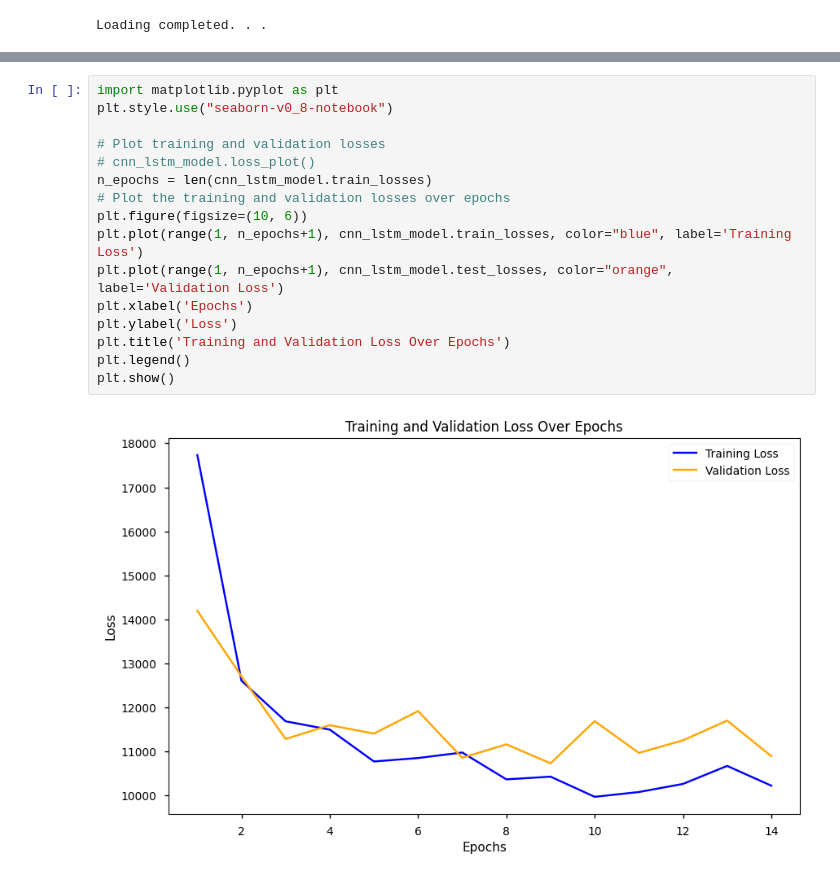
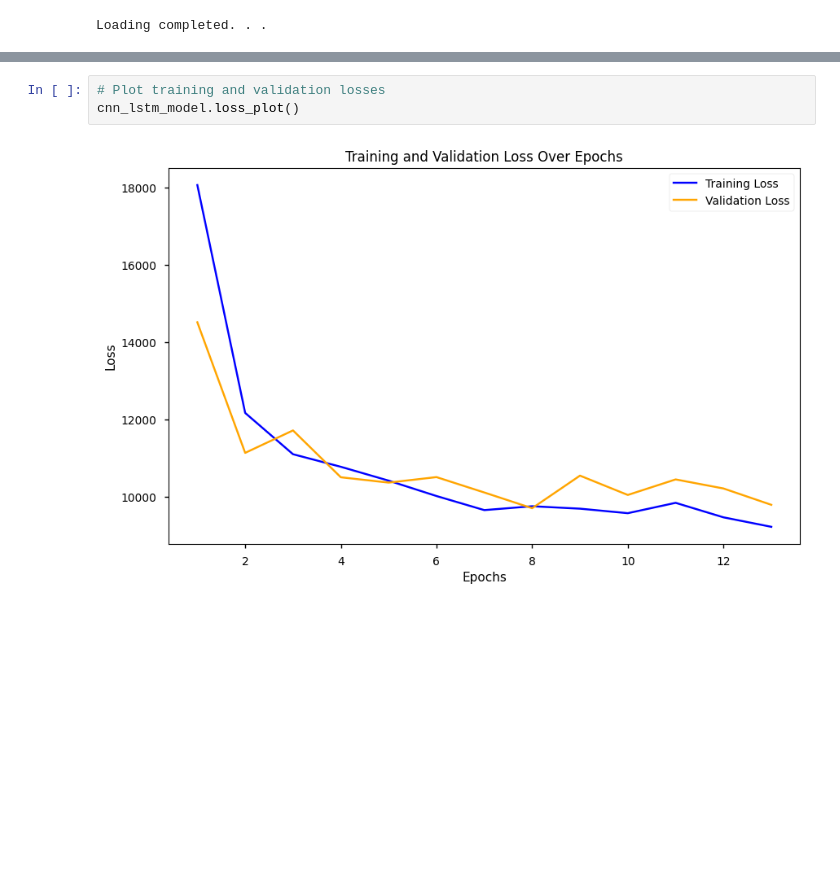
Before and after one commit to evangabe/strategic-parking-enforcement, a Jupyter notebook: 02_featurization.ipynb, the cells around one changed output, grey strips where cells are left out. Drawn from its saved outputs; the diff is of its cells as text; blank space fills up the shorter version.

```diff
--- a/02_featurization.ipynb
+++ b/02_featurization.ipynb
@@ -219,22 +338,9 @@ Epoch 45/50, Testing Loss: 9458.8501
 Triggering early stopping! Training has terminated
-# %%
-import matplotlib.pyplot as plt
-plt.style.use("seaborn-v0_8-notebook")
-
-# Plot training and validation losses
-# cnn_lstm_model.loss_plot()
-n_epochs = len(cnn_lstm_model.train_losses)
-# Plot the training and validation losses over epochs
-plt.figure(figsize=(10, 6))
-plt.plot(range(1, n_epochs+1), cnn_lstm_model.train_losses, color="blue", label='Training Loss')
-plt.plot(range(1, n_epochs+1), cnn_lstm_model.test_losses, color="orange", label='Validation Loss')
-plt.xlabel('Epochs')
-plt.ylabel('Loss')
-plt.title('Training and Validation Loss Over Epochs')
-plt.legend()
-plt.show()
-# %% [output]
-[figure, removed]
+# %%
+# Plot training and validation losses
+cnn_lstm_model.loss_plot()
+# %% [output]
+[figure, added]
 # %%
 # Compute RMSE
 cnn_lstm_model.measure()
```
Also changed, not shown: parts of 20 cells of this notebook, 12 other files.
